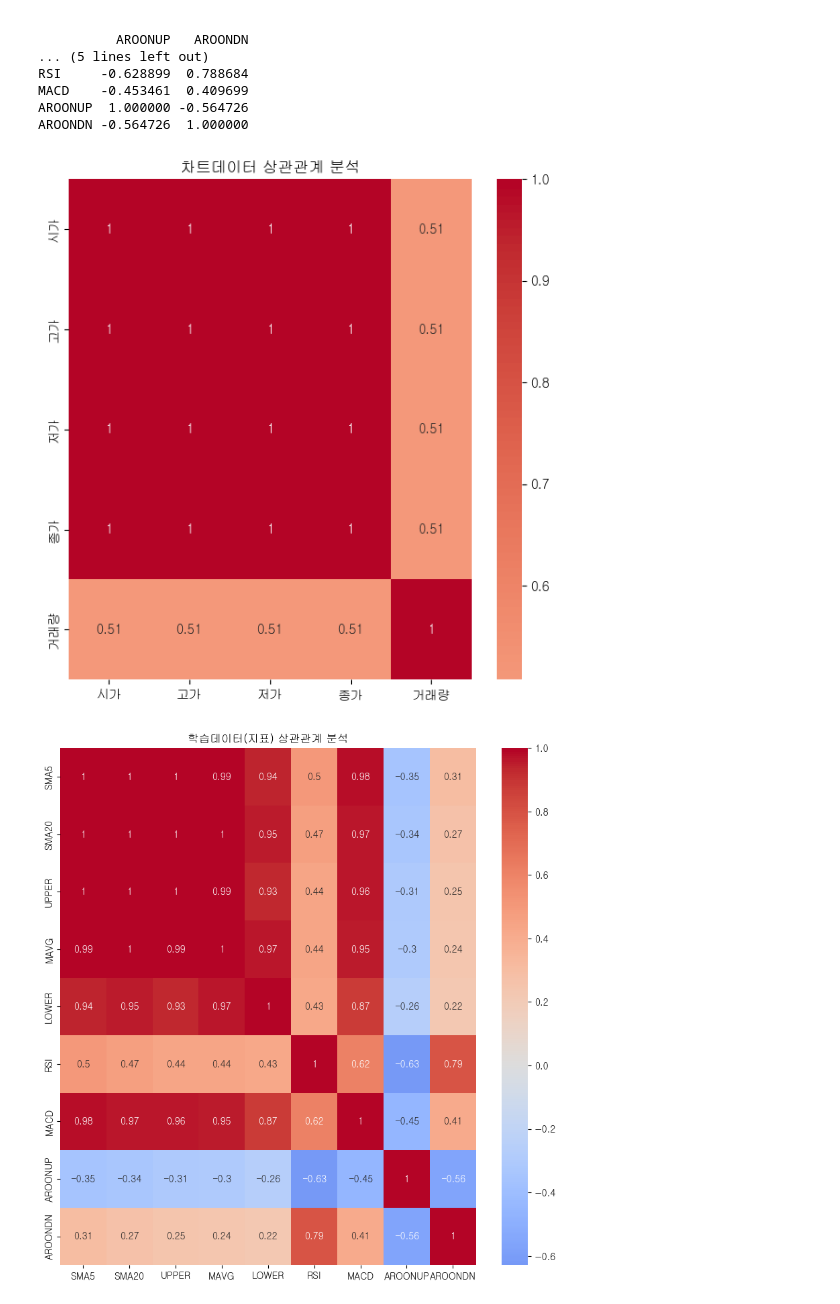
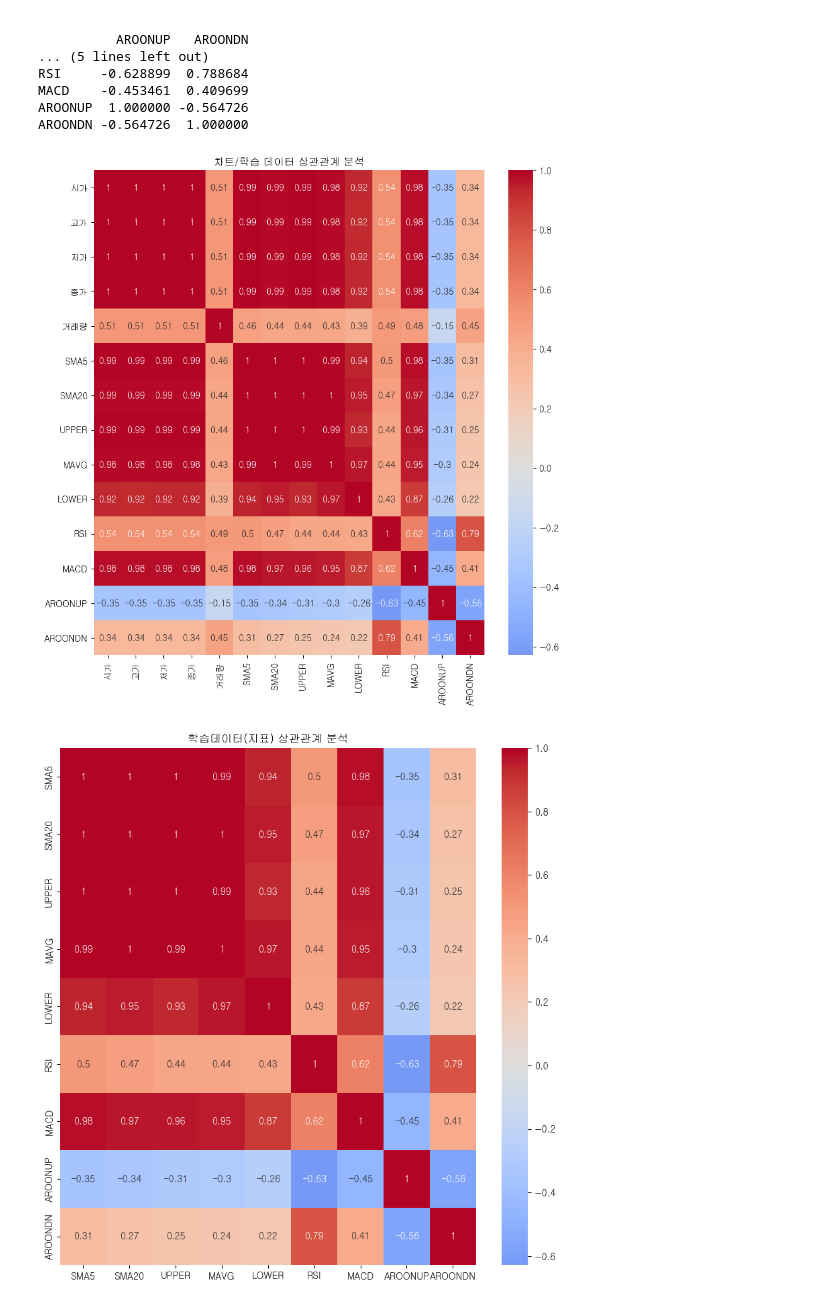
Before and after one commit to boomboomboom513/gwajae5, a Jupyter notebook: 장하진/주식데이터 수집/CNNmodel_test.ipynb, the cells around one changed output. Saved outputs shown, nothing was run; the diff lists cells and outputs as text; code cells hidden in the pictures.

```diff
--- a/장하진/주식데이터 수집/CNNmodel_test.ipynb
+++ b/장하진/주식데이터 수집/CNNmodel_test.ipynb
@@ -638,10 +639,11 @@ font = font_manager.FontProperties(fname=font_path).get_name()
 rc('font', family=font)
 # %%
 # 차트 / 학습 데이터 상관관계 분석 컬럼으로 정리
+char_tra_data = pd.DataFrame(or_data, columns=['시가', '고가', '저가', '종가', '거래량','SMA5', 'SMA20', 'UPPER', 'MAVG', 'LOWER', 'RSI', 'MACD', 'AROONUP', 'AROONDN'])
 charts_data = pd.DataFrame(or_data, columns=['시가', '고가', '저가', '종가', '거래량'])
 training_data = pd.DataFrame(or_data, columns=['SMA5', 'SMA20', 'UPPER', 'MAVG', 'LOWER', 'RSI', 'MACD', 'AROONUP', 'AROONDN'])
 # %%
 # 차트데이터(기본데이터) 상관관계
-correlation_matrix_charts = charts_data.corr(method='pearson')
+correlation_matrix_charts =char_tra_data.corr(method='pearson')
 print(correlation_matrix_charts)
 # %% [output]
@@ -674,11 +687,11 @@ MACD    -0.453461  0.409699
 AROONUP  1.000000 -0.564726
 AROONDN -0.564726  1.000000
 # %%
-plt.figure(figsize=(7, 7))
+plt.figure(figsize=(10, 10))
 sns.heatmap(correlation_matrix_charts, annot=True, cmap='coolwarm', center=0)
-plt.title('차트데이터 상관관계 분석')
+plt.title('차트/학습 데이터 상관관계 분석')
 plt.show()
 # %% [output]
-[figure, old version]
+[figure, new version]
 # %%
 plt.figure(figsize=(10, 10))
```
Also changed, not shown: parts of 6 cells of this notebook, 3 other files.
